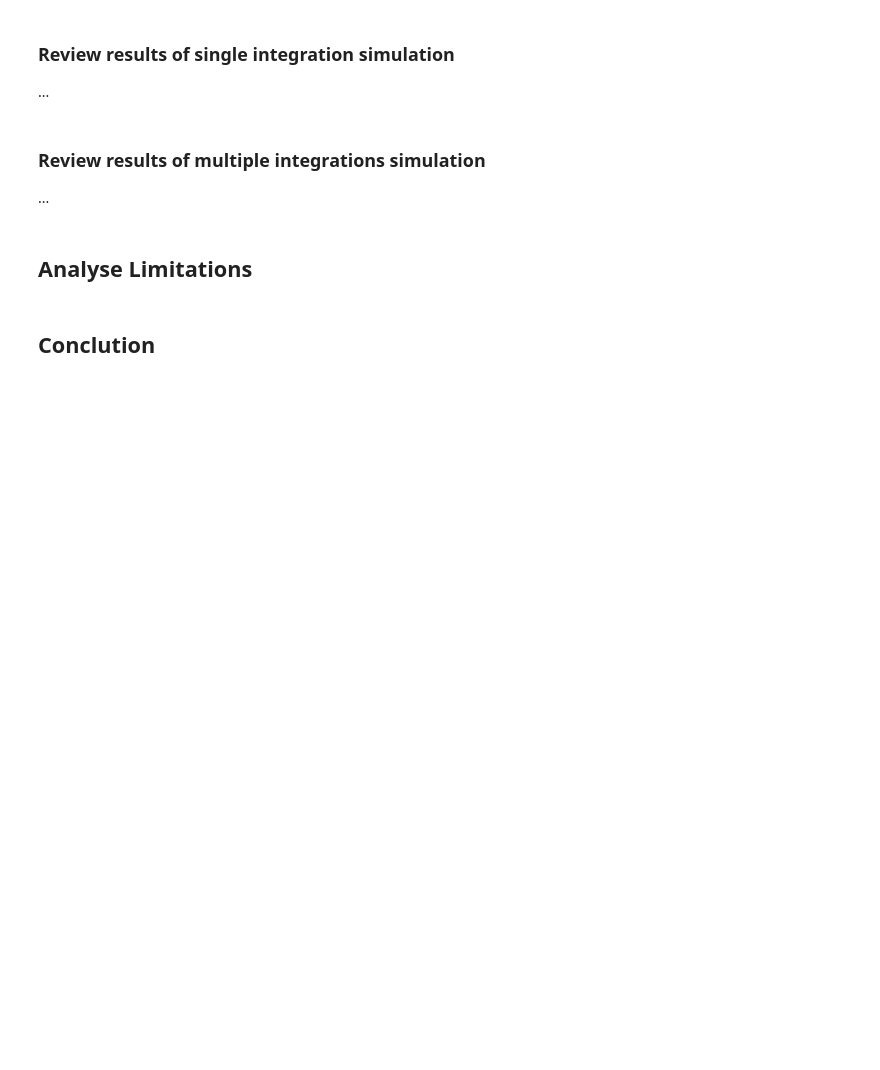
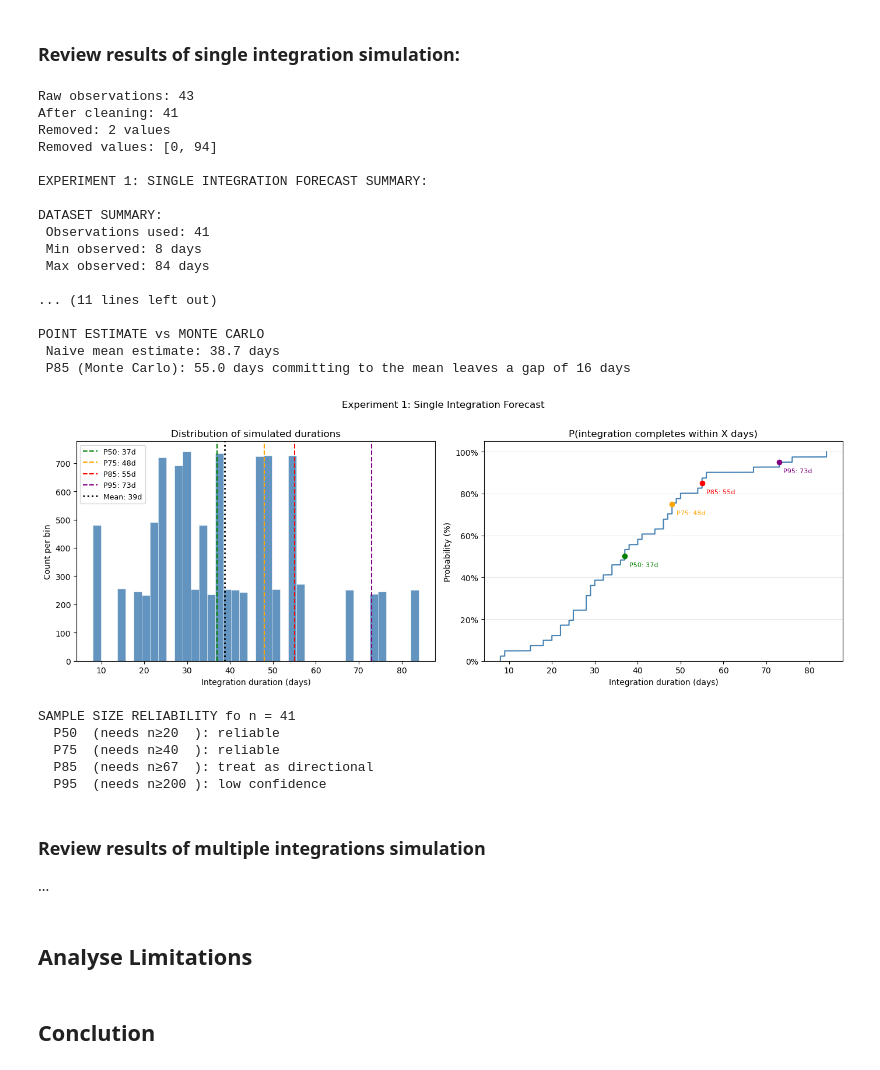
Before and after one commit to crystal-wolfer/SoftUni-AI-ML, a Jupyter notebook: Course 1 - Math For Developer/monte-carlo-agile-estimation/notebooks/02_monte_carlo_simulation.ipynb, the cells around one changed output. Drawn from its saved outputs; the diff is of its cells as text; code cells hidden in the pictures; blank space fills up the shorter version.

Commit message:
[Monte Carlo] Simulation Experiment 1
Added Simulation Experiments Overview + Experiment 1 code and results

```diff
--- a/Course 1 - Math For Developer/monte-carlo-agile-estimation/notebooks/02_monte_carlo_simulation.ipynb
+++ b/Course 1 - Math For Developer/monte-carlo-agile-estimation/notebooks/02_monte_carlo_simulation.ipynb
@@ -118 +226,13 @@ In practice, $n = 10{,}000$ runs is the standard sweet spot - the simulation err
+# %%
+#Helper class that will store results so those can be compared later
+@dataclass
+class SimulationResult:
+    experiment_label: str
+    cleaned_data: list
+    all_durations: np.ndarray
+    percentile_forecasts: dict #{percentile_int: days_float}
+    mean: float
+    median: float
+    std: float
+    parameters_used: dict = field(default_factory=dict)
 # %% [markdown]
@@ -124,0 +240,6 @@ In practice, $n = 10{,}000$ runs is the standard sweet spot - the simulation err
+# %%
+def clean_data(raw_data: list, min_days: int, max_days: int) -> list:
+    return [x for x in raw_data if x > min_days and x <= max_days]
+
+def compute_percentiles(durations: np.ndarray, percentiles: list) -> dict:
+    return {p: float(np.percentile(durations, p)) for p in percentiles}
@@ -125,3 +290,2 @@ In practice, $n = 10{,}000$ runs is the standard sweet spot - the simulation err
 # %% [markdown]
-### Review results of single integration simulation
-...
+### Review results of single integration simulation:
@@ -128,5 +382,44 @@ In practice, $n = 10{,}000$ runs is the standard sweet spot - the simulation err
 # %%
-# Scale the simulation for multiple integrations
+#Run Experiment 1 with following input:
+raw_jira_data = [
+    20,73,48,24,18,34,55,32,28,54,76,25,46,48,49,46,29,47,37,40,84,
+    56,9,8,37,94,38,28,29,28,30,67,41,50,34,44,36,25,22,22,55,0,15
+    ]
+
+result_1 = simulate_single_integration(
+    historical_data=raw_jira_data,
+    min_days=4,
+    max_days=90,
+    n_simulations=10_000,
+    percentiles=[50, 75, 85, 95],
+    random_seed=42,
+)
+
+review_experiment_1(result_1)
+# %% [output]
+Raw observations: 43
+After cleaning: 41
+Removed: 2 values
+Removed values: [0, 94]
+
+EXPERIMENT 1: SINGLE INTEGRATION FORECAST SUMMARY:
+
+DATASET SUMMARY:
+ Observations used: 41
+ Min observed: 8 days
+ Max observed: 84 days
+
+... (11 lines left out)
+
+POINT ESTIMATE vs MONTE CARLO
+ Naive mean estimate: 38.7 days
+ P85 (Monte Carlo): 55.0 days committing to the mean leaves a gap of 16 days
+[figure, added]
+SAMPLE SIZE RELIABILITY fo n = 41
+  P50  (needs n≥20  ): reliable
+  P75  (needs n≥40  ): reliable
+  P85  (needs n≥67  ): treat as directional
+  P95  (needs n≥200 ): low confidence
 # %% [markdown]
 ### Review results of multiple integrations simulation
 ...
```
Also changed, not shown: parts of 10 cells of this notebook, 4 other files.
